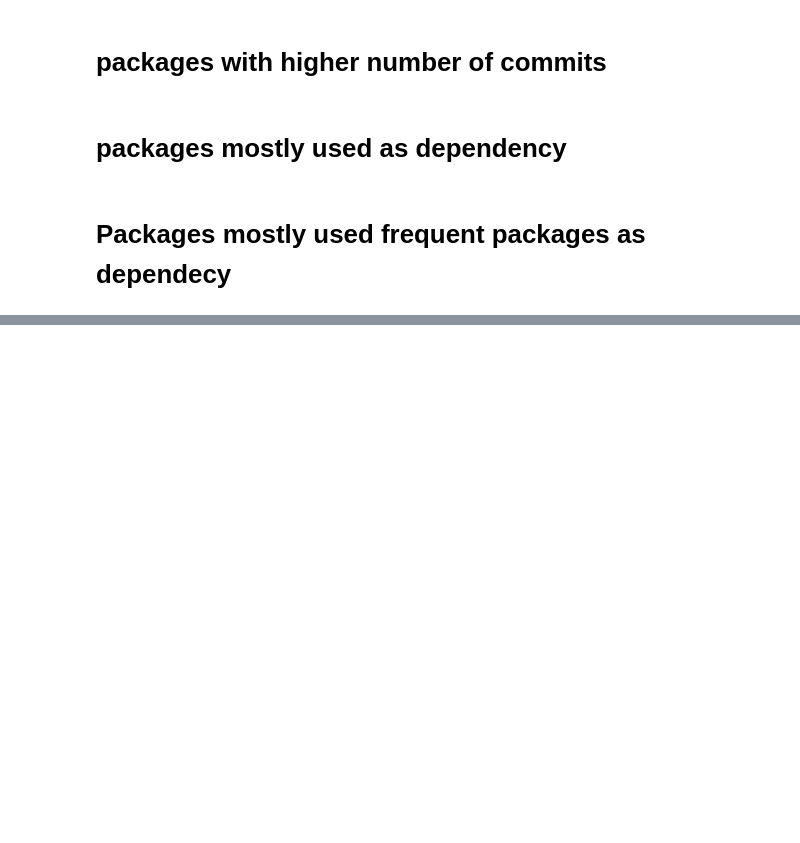
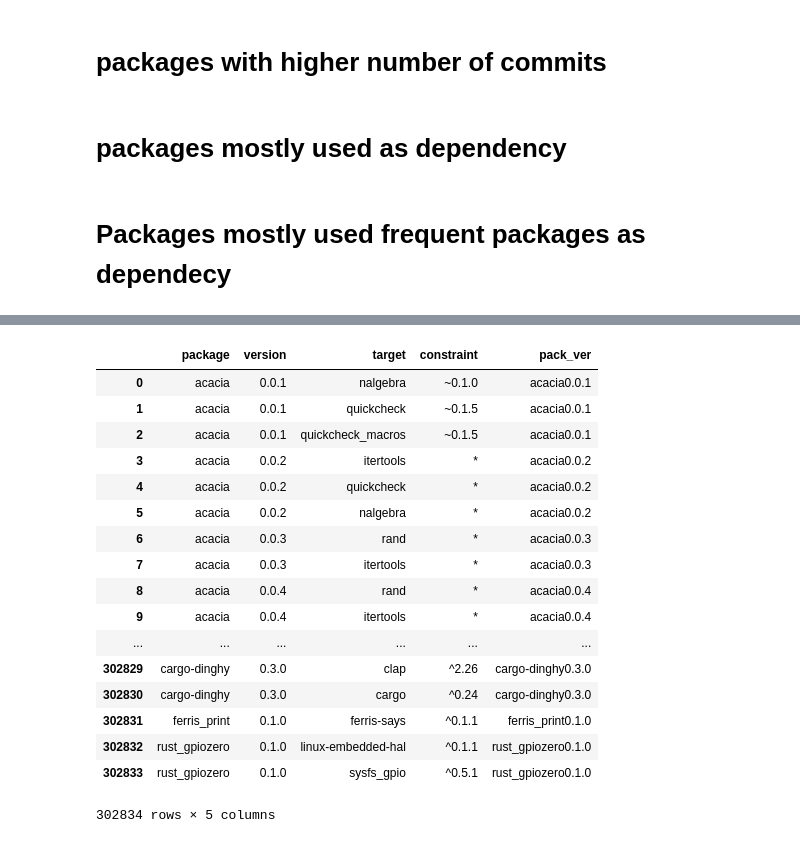
Before and after one commit to MehdiGol/PackagesDependencies-Contributors-Relationship, a Jupyter notebook: notebooks/Exploring Data2.ipynb, the cells around one changed output, grey strips where cells are left out. Drawn from its saved outputs; the diff is of its cells as text; code cells hidden in the pictures; blank space fills up the shorter version.

```diff
--- a/notebooks/Exploring Data2.ipynb
+++ b/notebooks/Exploring Data2.ipynb
@@ -332,0 +344,21 @@ all_commits[all_commits['project_name'].isin(selected['Repository_URL'])]
+# %%
+dependencies
+# %% [output]
+|  | package | version | target | constraint | pack_ver |
+| 0 | acacia | 0.0.1 | nalgebra | ~0.1.0 | acacia0.0.1 |
+| 1 | acacia | 0.0.1 | quickcheck | ~0.1.5 | acacia0.0.1 |
+| 2 | acacia | 0.0.1 | quickcheck_macros | ~0.1.5 | acacia0.0.1 |
+| 3 | acacia | 0.0.2 | itertools | * | acacia0.0.2 |
+| 4 | acacia | 0.0.2 | quickcheck | * | acacia0.0.2 |
+| 5 | acacia | 0.0.2 | nalgebra | * | acacia0.0.2 |
+| 6 | acacia | 0.0.3 | rand | * | acacia0.0.3 |
+| 7 | acacia | 0.0.3 | itertools | * | acacia0.0.3 |
+| 8 | acacia | 0.0.4 | rand | * | acacia0.0.4 |
+| 9 | acacia | 0.0.4 | itertools | * | acacia0.0.4 |
+| ... | ... | ... | ... | ... | ... |
+| 302829 | cargo-dinghy | 0.3.0 | clap | ^2.26 | cargo-dinghy0.3.0 |
+| 302830 | cargo-dinghy | 0.3.0 | cargo | ^0.24 | cargo-dinghy0.3.0 |
+| 302831 | ferris_print | 0.1.0 | ferris-says | ^0.1.1 | ferris_print0.1.0 |
+| 302832 | rust_gpiozero | 0.1.0 | linux-embedded-hal | ^0.1.1 | rust_gpiozero0.1.0 |
+| 302833 | rust_gpiozero | 0.1.0 | sysfs_gpio | ^0.5.1 | rust_gpiozero0.1.0 |
+302834 rows × 5 columns
```
Also changed, not shown: parts of 4 cells of this notebook, 4 other files.
